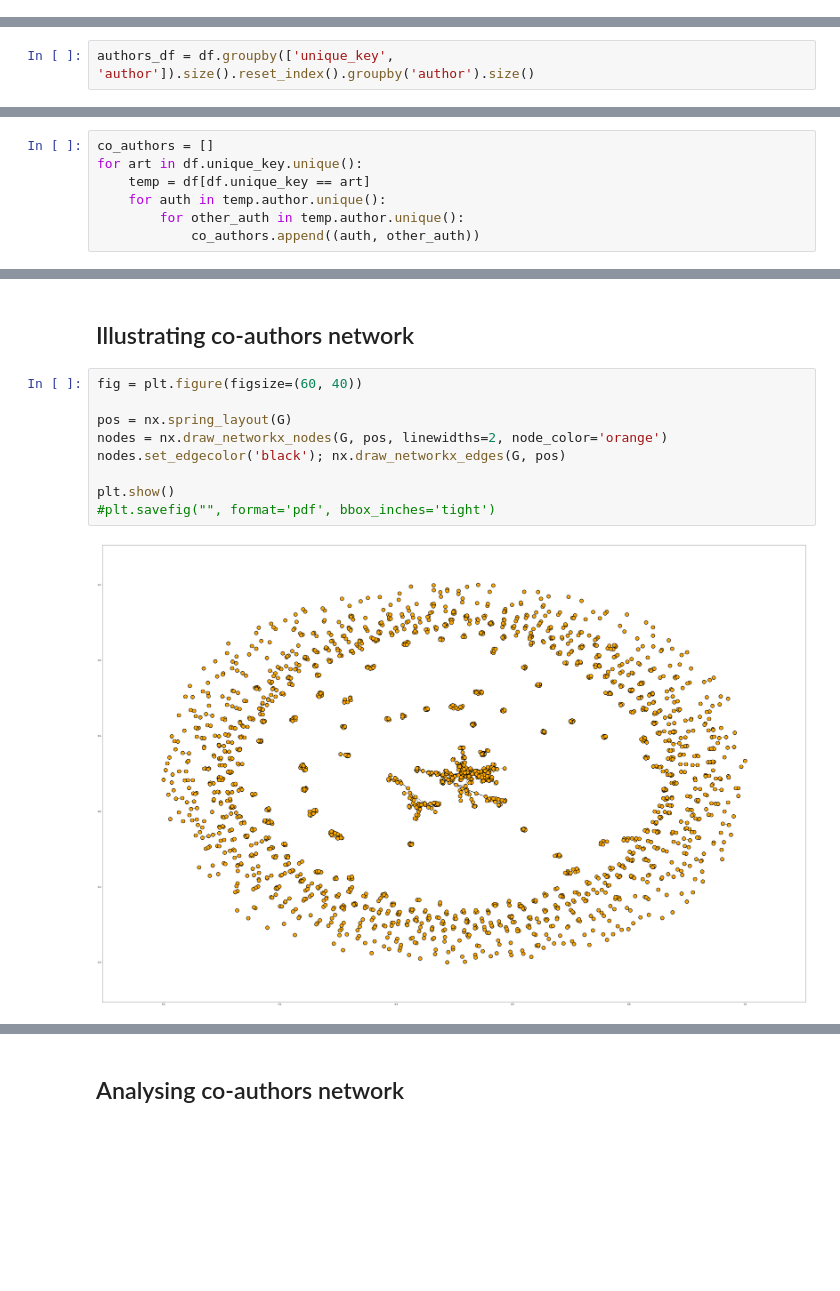
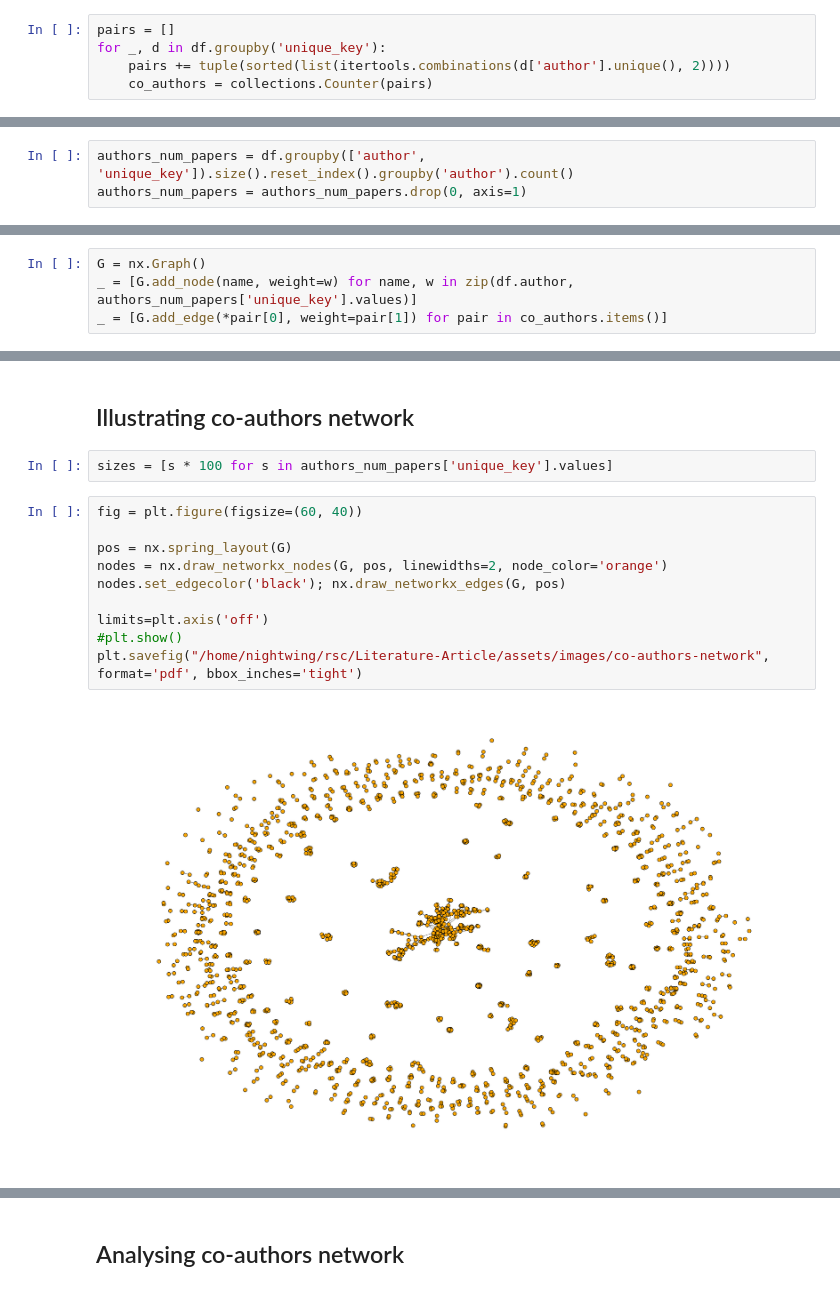
Before and after one commit to Nikoleta-v3/bibliometric-study-of-the-prisoners-dilemma, a Jupyter notebook: src/nbs/3. Co-authors Network Analysis.ipynb, the cells around one changed output, grey strips where cells are left out. Cells and saved outputs as stored; diff of their text form; blank space fills up the shorter version.

```diff
--- a/src/nbs/3. Co-authors Network Analysis.ipynb
+++ b/src/nbs/3. Co-authors Network Analysis.ipynb
@@ -57,0 +57,5 @@ from fuzzywuzzy import fuzz
+# %%
+pairs = []
+for _, d in df.groupby('unique_key'):
+    pairs += tuple(sorted(list(itertools.combinations(d['author'].unique(), 2))))
+    co_authors = collections.Counter(pairs)
@@ -58,2 +65,3 @@ from fuzzywuzzy import fuzz
 # %%
-authors_df = df.groupby(['unique_key', 'author']).size().reset_index().groupby('author').size()
+authors_num_papers = df.groupby(['author', 'unique_key']).size().reset_index().groupby('author').count()
+authors_num_papers = authors_num_papers.drop(0, axis=1)
@@ -62,7 +67,0 @@ authors = [nm for nm in authors_df.index]
-# %%
-co_authors = []
-for art in df.unique_key.unique():
-    temp = df[df.unique_key == art]
-    for auth in temp.author.unique():
-        for other_auth in temp.author.unique():
-            co_authors.append((auth, other_auth))
@@ -75,0 +68,4 @@ G.add_edges_from(co_authors)
+# %%
+G = nx.Graph()
+_ = [G.add_node(name, weight=w) for name, w in zip(df.author, authors_num_papers['unique_key'].values)]
+_ = [G.add_edge(*pair[0], weight=pair[1]) for pair in co_authors.items()]
@@ -76,14 +77,17 @@ G.add_edges_from(co_authors)
 # %% [markdown]
 Illustrating co-authors network
 ------------------------
+# %%
+sizes = [s * 100 for s in authors_num_papers['unique_key'].values]
 # %%
 fig = plt.figure(figsize=(60, 40))
 
 pos = nx.spring_layout(G)
 nodes = nx.draw_networkx_nodes(G, pos, linewidths=2, node_color='orange')
 nodes.set_edgecolor('black'); nx.draw_networkx_edges(G, pos)
 
-plt.show()
-#plt.savefig("", format='pdf', bbox_inches='tight')
+limits=plt.axis('off')
+#plt.show()
+plt.savefig("/home/nightwing/rsc/Literature-Article/assets/images/co-authors-network", format='pdf', bbox_inches='tight')
 # %% [output]
-[figure, old version]
+[figure, new version]
```
Also changed, not shown: parts of 75 cells of this notebook, 47 other files.
